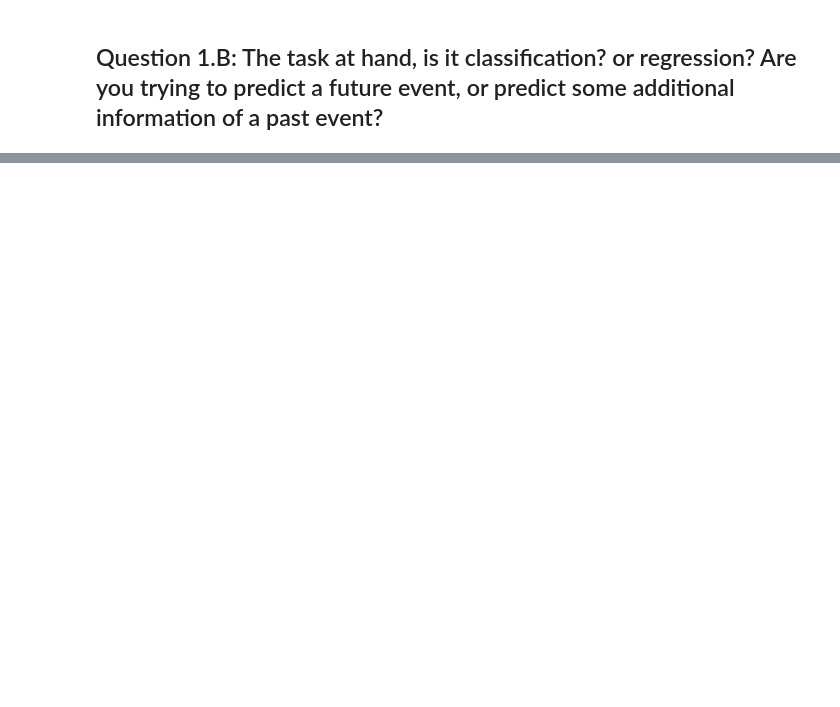
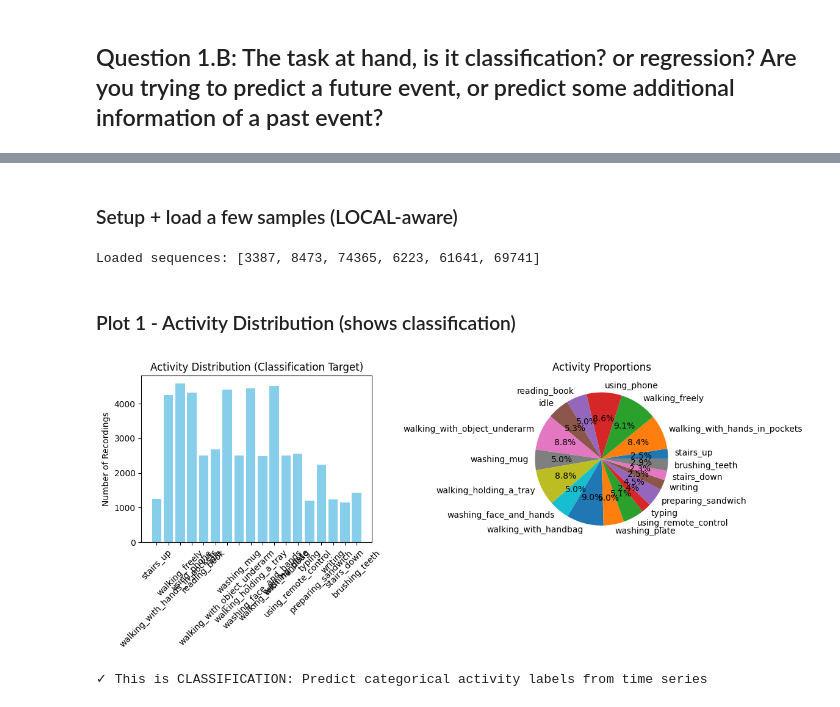
Before and after one commit to AbedShowgan/Deep_Learning_Workshop_DNA_HW2, a Jupyter notebook: 212112106_hw2_DL.ipynb, the cells around one changed output, grey strips where cells are left out. Drawn from its saved outputs; the diff is of its cells as text; code cells hidden in the pictures; blank space fills up the shorter version.

```diff
--- a/212112106_hw2_DL.ipynb
+++ b/212112106_hw2_DL.ipynb
@@ -46,0 +285,17 @@ Tools and Techniques according to the exercise guidelines
+# %%
+import os
+import pandas as pd
+import numpy as np
+
+# Paths adapt automatically based on LOCAL flag
+if LOCAL:
+    BASE_DIR = '~/deep_learning/Deep_Learning_Workshop_DNA_HW2/'  # Adjust your path
+   # RAW_DIR = f"{BASE_DIR}hw2_data/unlabeled/unlabeled"
+    RAW_DIR = '/home/abed/deep_learning/Deep_Learning_Workshop_DNA_HW2/hw2_data/unlabeled/unlabeled'
+    TRAIN_PATH = f"{BASE_DIR}hw2_data/train.csv"
+else:
+    RAW_DIR = '/content/drive/MyDrive/hw2_data/unlabeled/unlabeled'
+    TRAIN_PATH = '/content/drive/MyDrive/hw2_data/train.csv'  # or upload manually
+
+print(f"Raw data dir: {RAW_DIR}")
+print(f"Train CSV: {TRAIN_PATH}")
@@ -46,0 +307,7 @@ Tools and Techniques according to the exercise guidelines
+# %%
+train = pd.read_csv(TRAIN_PATH)
+print("Train shape:", train.shape)
+print("\nUnique subjects:")
+n_users = train['userid'].nunique()
+print(f"Number of unique users: {n_users}")
+print("Users:", sorted(train['userid'].unique()))
@@ -46,0 +404,50 @@ Tools and Techniques according to the exercise guidelines
+# %% [markdown]
+### Setup + load a few samples (LOCAL-aware)
+# %%
+# Assuming you ran previous LOCAL setup cells
+import matplotlib.pyplot as plt
+import seaborn as sns
+from collections import Counter
+import numpy as np
+
+# Load a few representative sequences for plotting
+sample_ids = train['id'].head(6).tolist()  # 6 diverse examples
+sequences = {}
+activities = {}
+
+for idx in sample_ids:
+    row = train[train['id'] == idx].iloc[0]
+    seq = load_sequence(idx)
+    if seq is not None:
+        sequences[idx] = seq
+        activities[idx] = row['activity']
+
+print("Loaded sequences:", list(sequences.keys()))
+# %% [output]
+Loaded sequences: [3387, 8473, 74365, 6223, 61641, 69741]
+# %% [markdown]
+### Plot 1 - Activity Distribution (shows classification)
+# %%
+plt.figure(figsize=(12, 5))
+
+# Bar plot of activity counts
+plt.subplot(1, 2, 1)
+activity_counts = Counter(train['activity'])
+plt.bar(range(len(activity_counts)), list(activity_counts.values()),
+        tick_label=list(activity_counts.keys()), color='skyblue')
+plt.title('Activity Distribution (Classification Target)')
+plt.xticks(rotation=45)
+plt.ylabel('Number of Recordings')
+
+# Pie chart
+plt.subplot(1, 2, 2)
+plt.pie(list(activity_counts.values()), labels=list(activity_counts.keys()), autopct='%1.1f%%')
+plt.title('Activity Proportions')
+
+plt.tight_layout()
+plt.show()
+
+print("✓ This is CLASSIFICATION: Predict categorical activity labels from time series")
+# %% [output]
+[figure, added]
+✓ This is CLASSIFICATION: Predict categorical activity labels from time series
```
Also changed, not shown: parts of 72 cells of this notebook, 11 other files.
